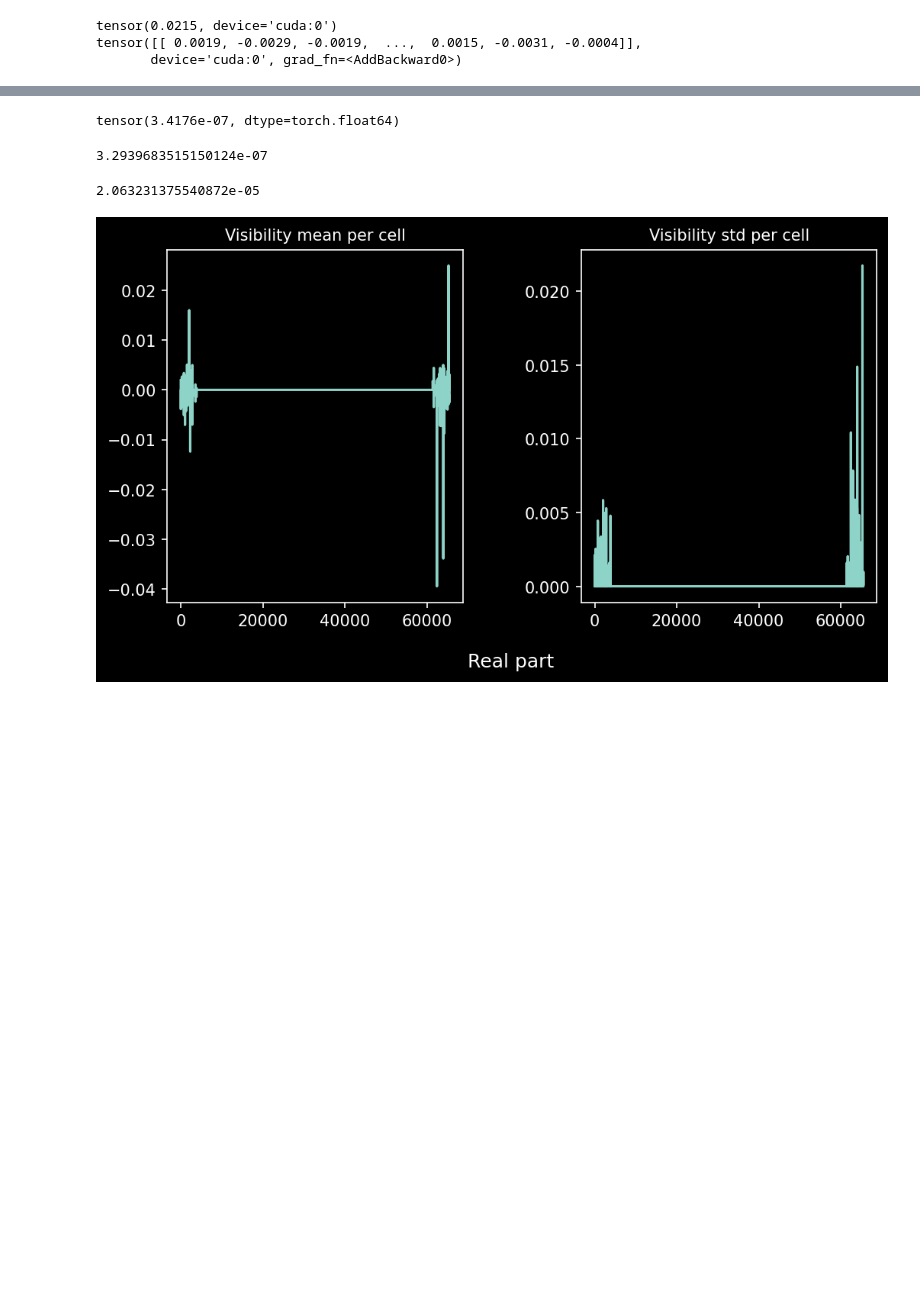
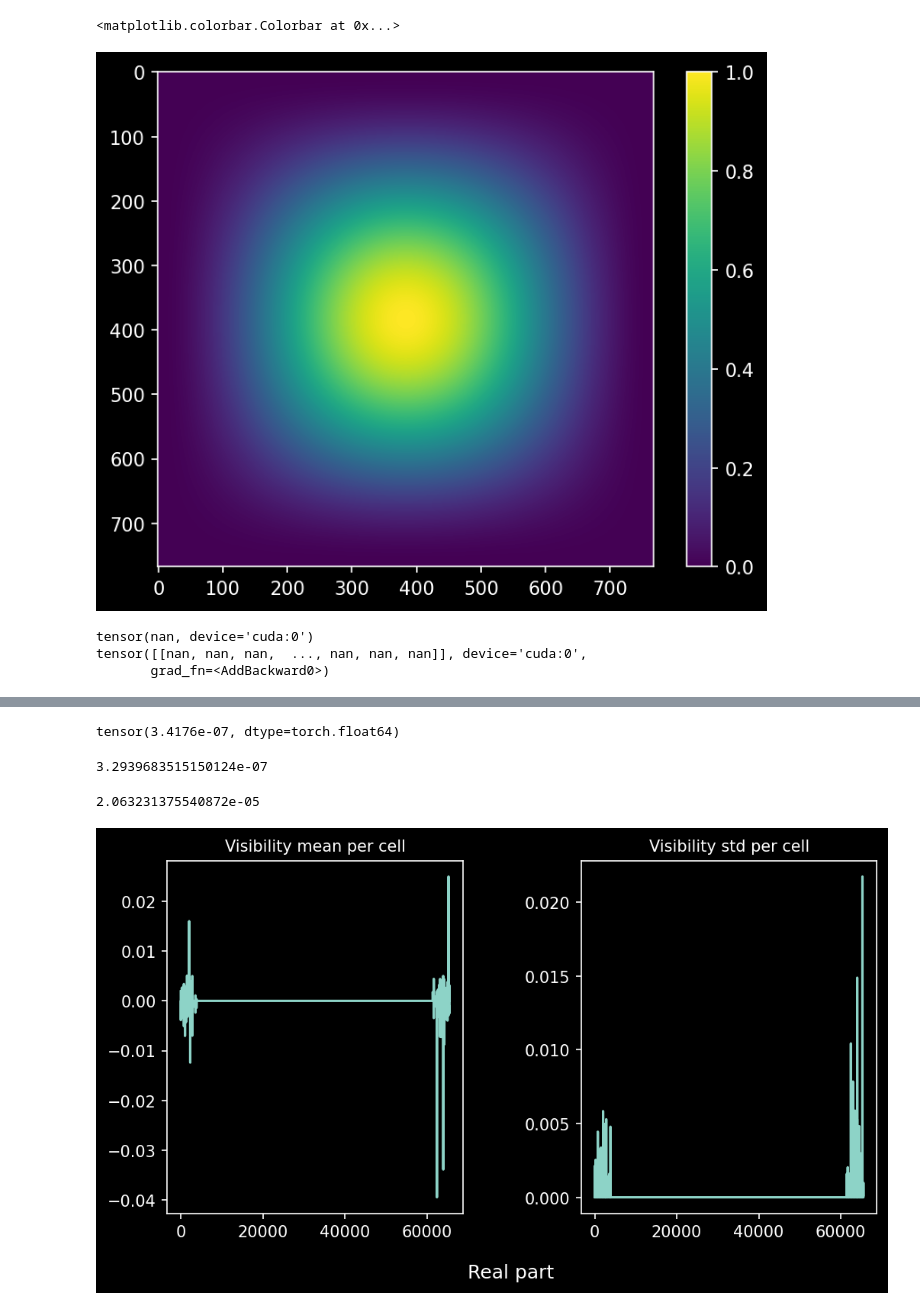
Before and after one commit to EnceladeCandy/diffusion-radio-astronomy, a Jupyter notebook: notebooks/single_spec_weight.ipynb, the cells around one changed output, grey strips where cells are left out. Cells and saved outputs as stored; diff of their text form; code cells hidden in the pictures; blank space fills up the shorter version.

```diff
--- a/notebooks/single_spec_weight.ipynb
+++ b/notebooks/single_spec_weight.ipynb
@@ -217,17 +329,30 @@ def noise_padding(x, pad, sigma):
+# %%
+# w = torch.hamming_window(npix)
+w = torch.hann_window(npix)
+w = torch.outer(w, w)
+w = w.to(device)
+plt.imshow(w.cpu())
+plt.colorbar()
+# %% [output]
+<matplotlib.colorbar.Colorbar at 0x...>
+[figure, added]
 # %%
 #sigma_y = 1e8 * torch.ones(len(y)).to(device)
 #beta = 0
+# def sigma(t):
+    # return sigma_min * (sigma_max/sigma_min) ** t
+
 def sigma(t):
-    return sigma_min * (sigma_max/sigma_min) ** t
+    return score_model.sde.sigma(t)
 
+def mu(t):
+    return score_model.sde.marginal_prob_scalars(t)[0]
 
 def model(x, t):
     x = x.reshape(img_size, img_size) # for the FFT
+    x = noise_padding(x, pad=pad, sigma=sigma(t))
     x = link_function(x) # map from model unit space to real unit space
-    # Padding:
-    pad_size = int((npix - img_size)/2)
-    #x = torch.nn.functional.pad(x, (pad_size, pad_size, pad_size, pad_size))
-    x = noise_padding(x, pad = pad_size, sigma = sigma(t))
+    # x = w * x
     vis_full = ft(torch.fft.fftshift(x)).flatten()
     vis_sampled = vis_full
     vis_sampled = torch.cat([vis_sampled.real, vis_sampled.imag])
@@ -247,8 +372,8 @@ def log_likelihood(y, x, t, sigma_y):
         log-likelihood of a gaussian distribution
     """
     y_hat = model(x, t)
-    var = sigma(t) **2 / 2  + sigma_y**2
-    log_prob = -0.5 * torch.sum((y - y_hat)**2 / var)
+    var = sigma(t) **2 / 2 * C**2 + mu(t)**2 * sigma_y**2
+    log_prob = -0.5 * torch.sum((mu(t) * y - y_hat)**2 / var)
     return log_prob
 
 
@@ -268,6 +393,6 @@ t = torch.ones([1]).to(device)
 print((torch.sum(score_likelihood(y, k, t, sigma_y)**2))**0.5)
 print(score_posterior(k, t))
 # %% [output]
-tensor(0.0215, device='cuda:0')
-tensor([[ 0.0019, -0.0029, -0.0019,  ...,  0.0015, -0.0031, -0.0004]],
-       device='cuda:0', grad_fn=<AddBackward0>)
+tensor(nan, device='cuda:0')
+tensor([[nan, nan, nan,  ..., nan, nan, nan]], device='cuda:0',
+       grad_fn=<AddBackward0>)
```
Also changed, not shown: parts of 23 cells of this notebook, 3 other files.
